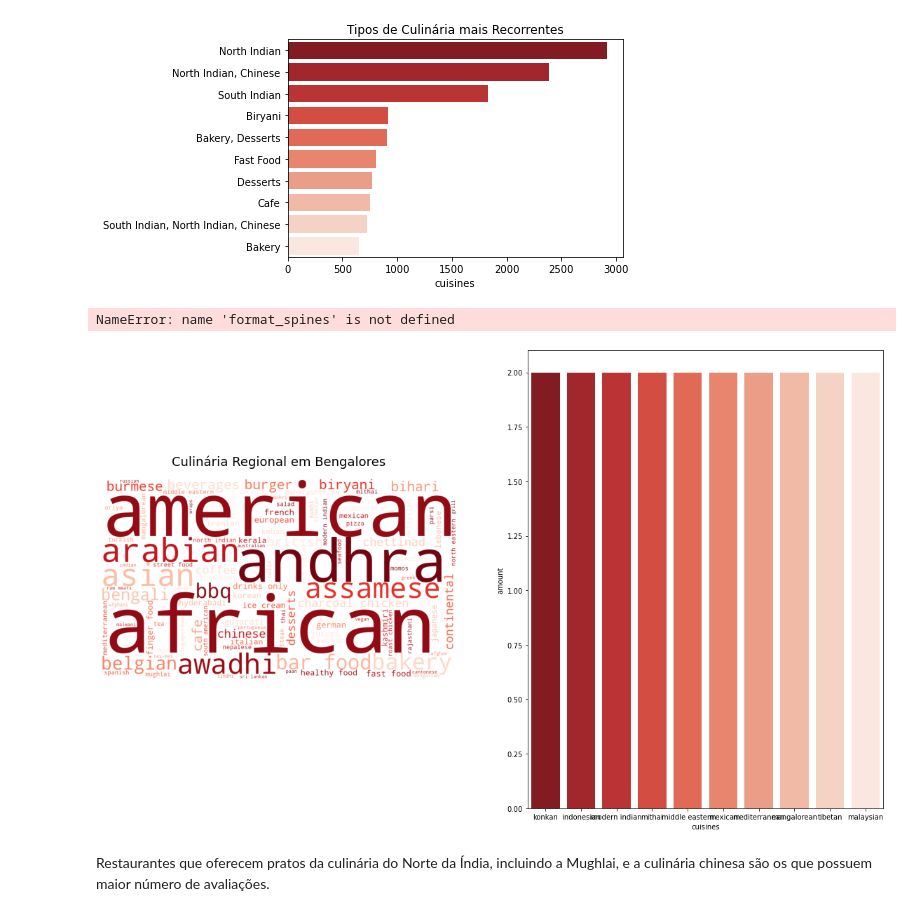
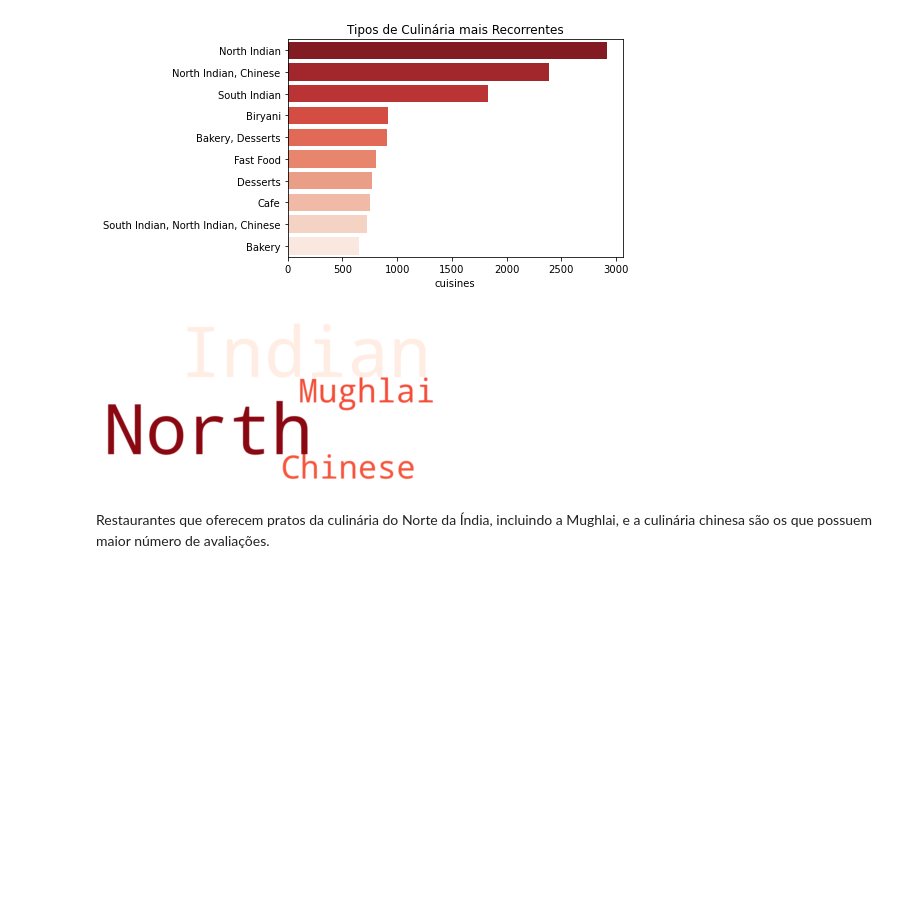
Before and after one commit to kabianca/zomato-rates-review, a Jupyter notebook: Projeto 6 - Laboratoria - Zomato - Análise Exploratoria.ipynb, the cells around one changed output. Saved outputs shown, nothing was run; the diff lists cells and outputs as text; code cells hidden in the pictures; blank space fills up the shorter version.

```diff
--- a/Projeto 6 - Laboratoria - Zomato - Análise Exploratoria.ipynb
+++ b/Projeto 6 - Laboratoria - Zomato - Análise Exploratoria.ipynb
@@ -443,54 +426,13 @@ Text(0.5, 1.0, 'Tipos de Culinária mais Recorrentes')
 # %%
 text = df.cuisines[0]
 # %%
-# wordcloud = WordCloud(width=1200, height=600, max_font_size=250, max_words=50000, colormap='Reds_r', background_color="white").generate(text)
-# plt.figure()
-# plt.imshow(wordcloud, interpolation="bilinear")
-# plt.axis("off")
-# plt.show()
-
-cuisines1 = list(df1['cuisines'].astype(str).values)
-cuisines_word_list = []
-for lista in [c.split(',') for c in cuisines]:
-    for word in lista:
-        cuisines_word_list.append(word.strip())
-
-# Creating a Counter for unique options and generating the wordcloud
-cuisines_wc_dict = Counter(cuisines_word_list)
-
-wordcloud = WordCloud(width=1280, height=720, collocations=False, random_state=42,
-                      colormap='Reds_r', background_color='white').generate_from_frequencies(cuisines_wc_dict)
-
-fig, axs = plt.subplots(1, 2, figsize=(20, 12))
-ax1 = axs[0]
-ax2 = axs[1]
-ax1.imshow(wordcloud)
-ax1.axis('off')
-ax1.set_title('Culinária Regional em Bengalores', size=18, pad=20)
-
-# Total for each cuisine
-df_cuisines = pd.DataFrame()
-df_cuisines['cuisines'] = cuisines_wc_dict.keys()
-df_cuisines['amount'] = cuisines_wc_dict.values()
-df_cuisines.sort_values(by='amount', ascending=False, inplace=True)
-sns.barplot(x='cuisines', y='amount', data=df_cuisines.head(10), palette='Reds_r', ax=ax2)
-format_spines(ax2, right_border=False)
-ax2.set_title('Top 10 Culinária Reginal em Bengalore', size=18)
-
-# Customizing chart
-ncount = df_cuisines['amount'].sum()
-x_ticks = [item.get_text() for item in ax2.get_xticklabels()]
-ax2.set_xticklabels(x_ticks, rotation=45, fontsize=14)
-for p in ax2.patches:
-    x = p.get_bbox().get_points()[:, 0]
-    y = p.get_bbox().get_points()[1, 1]
-    ax2.annotate('{}\n{:.1f}%'.format(int(y), 100. * y / ncount), (x.mean(), y), fontsize=14, ha='center', va='bottom')
-
-plt.tight_layout()
+wordcloud = WordCloud(width=1200, height=600, max_font_size=250, max_words=50000, colormap='Reds_r', background_color="white").generate(text)
+plt.figure()
+plt.imshow(wordcloud, interpolation="bilinear")
+plt.axis("off")
 plt.show()
 # %% [output]
-NameError: name 'format_spines' is not defined
-[figure, old version]
+[figure, new version]
 # %% [markdown]
 Restaurantes que oferecem pratos da culinária do Norte da Índia, incluindo a Mughlai, e a culinária chinesa são os que possuem maior número de avaliações.
 # %% [markdown]
```
Also changed, not shown: parts of 9 cells of this notebook.
